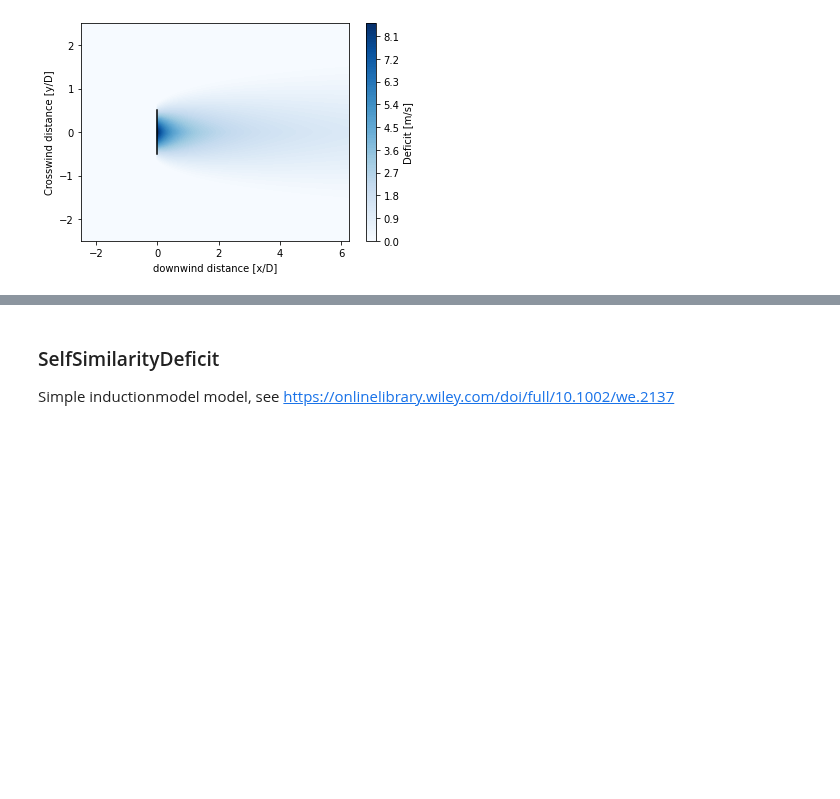
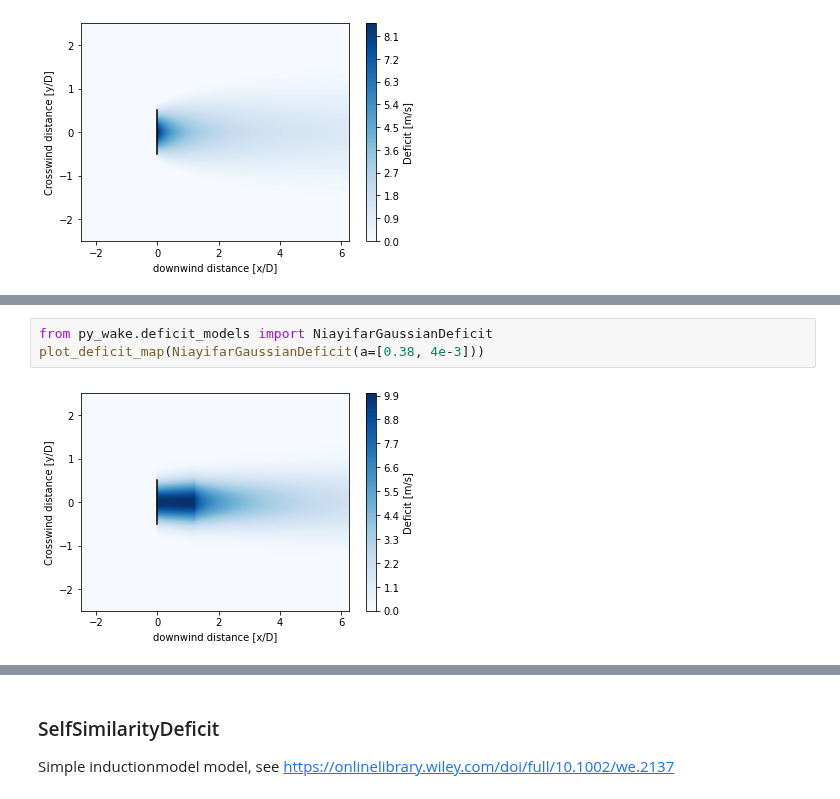
Before and after one commit to DTUWindEnergy/PyWake, a Jupyter notebook: docs/notebooks/EngineeringWindFarmModels.ipynb, the cells around one changed output, grey strips where cells are left out. Cells and saved outputs as stored; diff of their text form; blank space fills up the shorter version.

```diff
--- a/docs/notebooks/EngineeringWindFarmModels.ipynb
+++ b/docs/notebooks/EngineeringWindFarmModels.ipynb
@@ -273,0 +293,5 @@ plot_deficit_map(GCLDeficit())
+# %%
+from py_wake.deficit_models import NiayifarGaussianDeficit
+plot_deficit_map(NiayifarGaussianDeficit(a=[0.38, 4e-3]))
+# %% [output]
+[figure, added]
```
Also changed, not shown: parts of 7 cells of this notebook, 15 other files.
